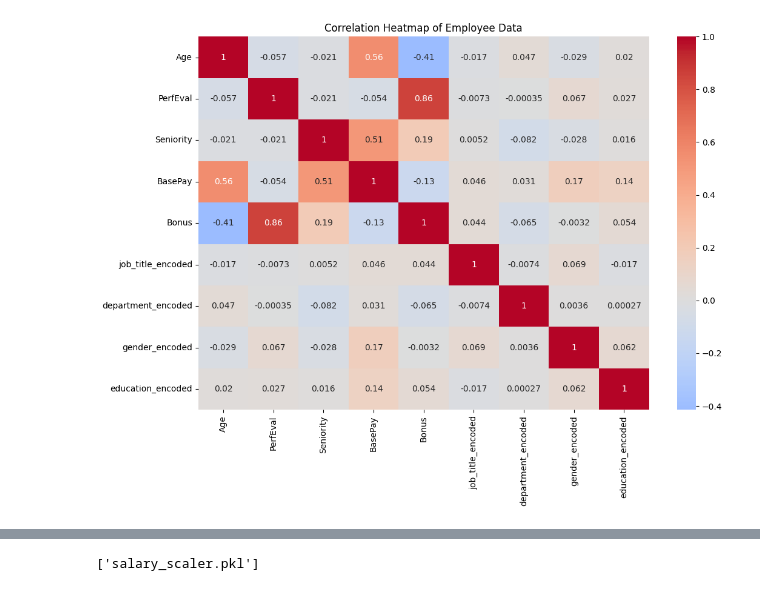
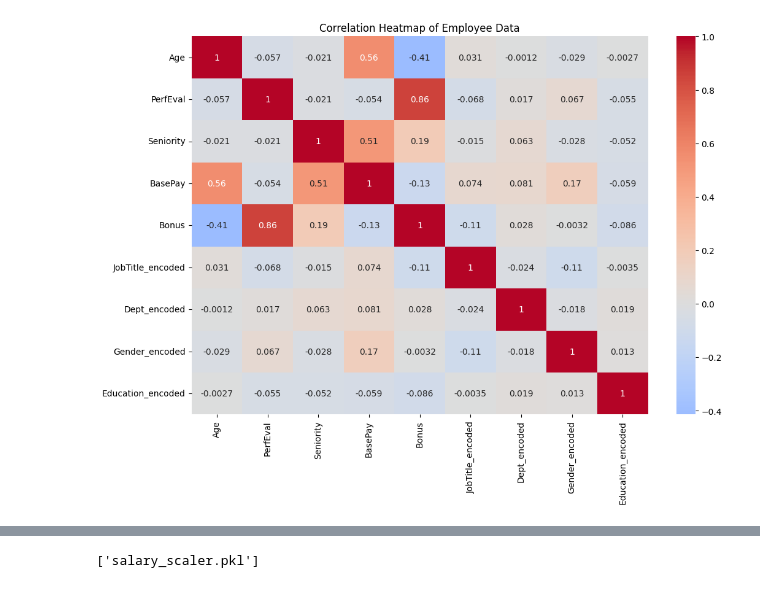
Before and after one commit to uwituzeb/linear-regression-model, a Jupyter notebook: summative/linear_regression/multivariate.ipynb, the cells around one changed output, grey strips where cells are left out. Saved outputs shown, nothing was run; the diff lists cells and outputs as text; code cells hidden in the pictures.

```diff
--- a/summative/linear_regression/multivariate.ipynb
+++ b/summative/linear_regression/multivariate.ipynb
@@ -26,12 +26,3 @@ df.head()
 | 2 | Warehouse Associate | Female | 19 | 4 | PhD | Administration | 5 | 90208 | 9268 |
 | 3 | Software Engineer | Male | 20 | 5 | Masters | Sales | 4 | 108080 | 10154 |
 | 4 | Graphic Designer | Male | 26 | 5 | Masters | Engineering | 5 | 99464 | 9319 |
-# %%
-# Convert to numerical data
-df['job_title_encoded'] = le().fit_transform(df['JobTitle'])
-df['department_encoded'] = le().fit_transform(df['Dept'])
-df['gender_encoded'] = le().fit_transform(df['Gender'])
-df['education_encoded'] = le().fit_transform(df['Education'])
-df['dept_encoded'] = le().fit_transform(df['Dept'])
-df.head()
-df.drop(['Gender', 'JobTitle', 'Education', 'Dept', 'dept_encoded'], axis=1)
@@ -52,15 +29,29 @@ df.drop(['Gender', 'JobTitle', 'Education', 'Dept', 'dept_encoded'], axis=1)
+# %%
+import json
+categorical_columns = ['Gender', 'JobTitle', 'Education', 'Dept']
+mappings = {}
+
+for column in categorical_columns:
+  unique_values = df[column].unique();
+  mappings[column] = {value: index for index, value in enumerate(unique_values)}
+  df[column + '_encoded'] = df[column].map(mappings[column])
+
+with open('mappings.json', 'w') as file:
+  json.dump(mappings, file)
+
+df = df.drop(categorical_columns, axis=1)
 # %%
 # correlation heatmap
 numerical_columns = ['Age', 'PerfEval', 'Seniority', 'BasePay', 'Bonus',
-                    'job_title_encoded', 'department_encoded',
-                    'gender_encoded', 'education_encoded']
+                    'JobTitle_encoded', 'Dept_encoded',
+                    'Gender_encoded', 'Education_encoded']
 plt.figure(figsize=(12, 8))
 correlation_matrix = df[numerical_columns].corr()
 sns.heatmap(correlation_matrix, annot=True, cmap='coolwarm', center=0)
 plt.title('Correlation Heatmap of Employee Data')
 plt.show()
 # %% [output]
-[figure, old version]
+[figure, new version]
 # %%
 
 # features for prediction
```
Also changed, not shown: parts of 5 cells of this notebook, 5 other files.
